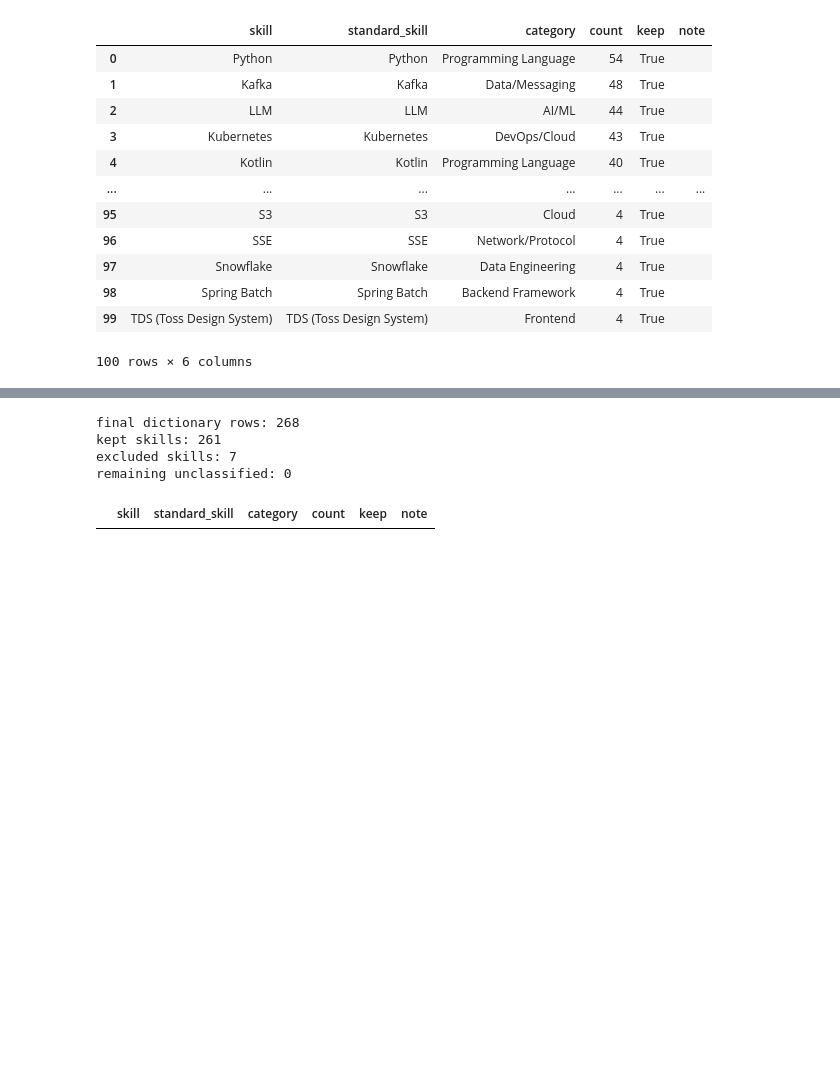
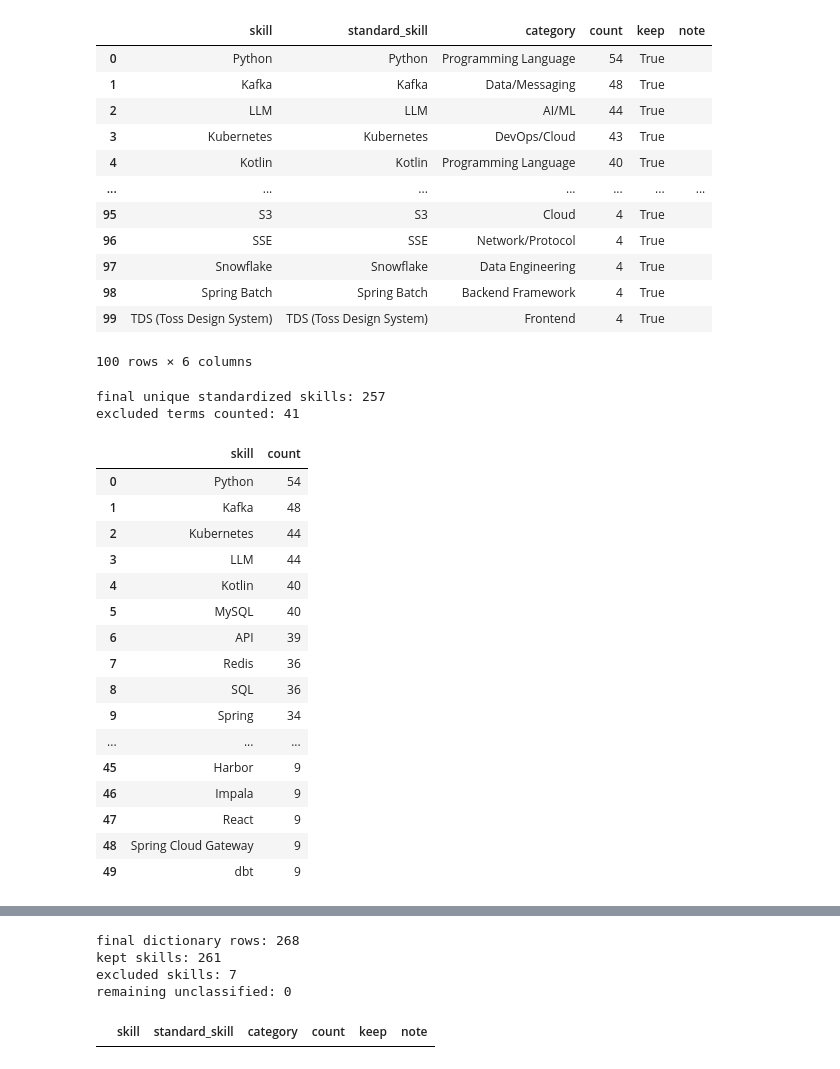
Before and after one commit to llunh/SkillBridge, a Jupyter notebook: notebooks/04_c_preprocessing.ipynb, the cells around one changed output, grey strips where cells are left out. Cells and saved outputs as stored; diff of their text form; code cells hidden in the pictures; blank space fills up the shorter version.

Commit message:
fix: apply standardized skill frequency aggregation

```diff
--- a/notebooks/04_c_preprocessing.ipynb
+++ b/notebooks/04_c_preprocessing.ipynb
@@ -1042,7 +1042,6 @@ def classify_skill_category(skill):
         "transformer",
         "bert",
         "retrieval",
-        "rag",
         "embedding",
         "tensorrt",
         "cuda",
@@ -1053,6 +1052,11 @@ def classify_skill_category(skill):
         "machine learning",
         "deep learning",
     ]
+
+    # RAG는 짧은 키워드라 부분 문자열이 아니라
+    # 기술명이 정확히 RAG일 때만 분류
+    if lower == "rag":
+        return "AI/ML"
 
     if any(
         keyword in lower
@@ -2177,6 +2181,7 @@ STANDARD_SKILL_FIXES_FINAL = {
     "Containerd": "containerd",
     "웹소켓": "WebSocket",
     "async profiler": "async-profiler",
+    "Github Action": "GitHub Actions",
 }
 
 final_skill_dictionary_df["standard_skill"] = (
@@ -2301,3 +2306,67 @@ display(final_skill_dictionary_df.head(100))
 | 98 | Spring Batch | Spring Batch | Backend Framework | 4 | True |  |
 | 99 | TDS (Toss Design System) | TDS (Toss Design System) | Frontend | 4 | True |  |
 100 rows × 6 columns
+# %%
+# --------------------------------------------------
+# 최종 분석용 Skill 빈도 집계
+# - keep=False 제외
+# - standard_skill 기준 통합
+# --------------------------------------------------
+
+final_skill_freq_df = (
+    final_skill_dictionary_df[
+        final_skill_dictionary_df["keep"] == True
+    ]
+    .groupby(
+        "standard_skill",
+        as_index=False,
+    )["count"]
+    .sum()
+    .rename(
+        columns={
+            "standard_skill": "skill"
+        }
+    )
+    .sort_values(
+        ["count", "skill"],
+        ascending=[False, True],
+    )
+    .reset_index(drop=True)
+)
+
+print(
+    "final unique standardized skills:",
+    len(final_skill_freq_df)
+)
+
+print(
+    "excluded terms counted:",
+    final_skill_dictionary_df.loc[
+        final_skill_dictionary_df["keep"] == False,
+        "count"
+    ].sum()
+)
+
+display(
+    final_skill_freq_df.head(50)
+)
+# %% [output]
+final unique standardized skills: 257
+excluded terms counted: 41
+|  | skill | count |
+| 0 | Python | 54 |
+| 1 | Kafka | 48 |
+| 2 | Kubernetes | 44 |
+| 3 | LLM | 44 |
+| 4 | Kotlin | 40 |
+| 5 | MySQL | 40 |
+| 6 | API | 39 |
+| 7 | Redis | 36 |
+| 8 | SQL | 36 |
+| 9 | Spring | 34 |
+| ... | ... | ... |
+| 45 | Harbor | 9 |
+| 46 | Impala | 9 |
+| 47 | React | 9 |
+| 48 | Spring Cloud Gateway | 9 |
+| 49 | dbt | 9 |
```
Also changed, not shown: parts of 2 cells of this notebook, 1 other file.
